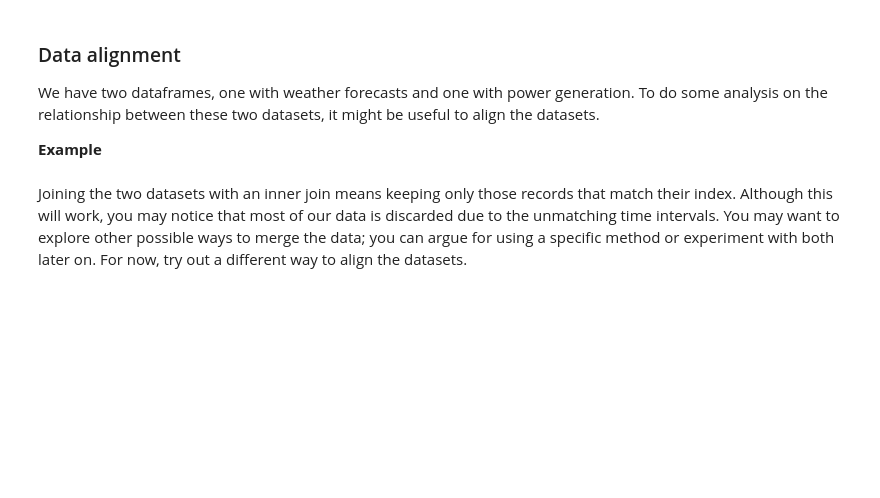
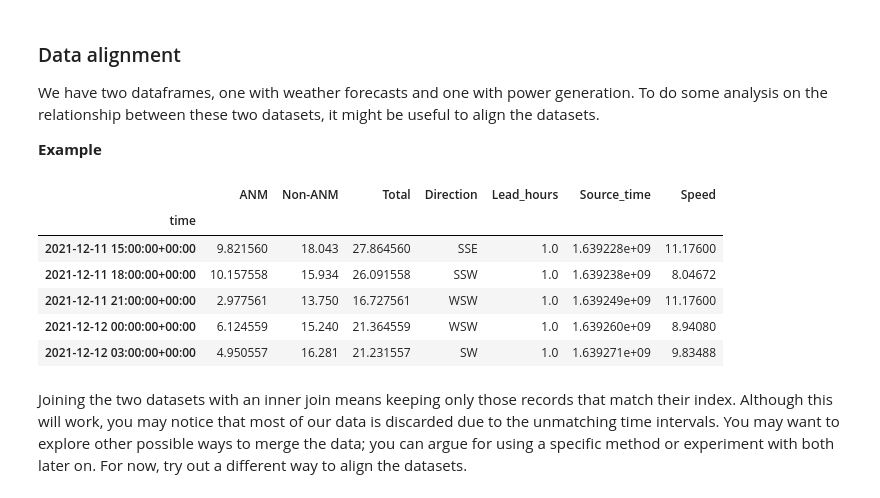
Before and after one commit to maribelpreite/orkney-wind-energy-forecasting, a Jupyter notebook: exploration.ipynb, the cells around one changed output. Cells and saved outputs as stored; diff of their text form; code cells hidden in the pictures; blank space fills up the shorter version.

```diff
--- a/exploration.ipynb
+++ b/exploration.ipynb
@@ -142,6 +158,16 @@ We have two dataframes, one with weather forecasts and one with power generation
 # %%
 # Joining the data
 joined_dfs = power_df.join(wind_df, how="inner")
+# %%
+joined_dfs.head()
+# %% [output]
+|  | ANM | Non-ANM | Total | Direction | Lead_hours | Source_time | Speed |
+| time |  |  |  |  |  |  |  |
+| 2021-12-11 15:00:00+00:00 | 9.821560 | 18.043 | 27.864560 | SSE | 1.0 | 1.639228e+09 | 11.17600 |
+| 2021-12-11 18:00:00+00:00 | 10.157558 | 15.934 | 26.091558 | SSW | 1.0 | 1.639238e+09 | 8.04672 |
+| 2021-12-11 21:00:00+00:00 | 2.977561 | 13.750 | 16.727561 | WSW | 1.0 | 1.639249e+09 | 11.17600 |
+| 2021-12-12 00:00:00+00:00 | 6.124559 | 15.240 | 21.364559 | WSW | 1.0 | 1.639260e+09 | 8.94080 |
+| 2021-12-12 03:00:00+00:00 | 4.950557 | 16.281 | 21.231557 | SW | 1.0 | 1.639271e+09 | 9.83488 |
 # %% [markdown]
 Joining the two datasets with an inner join means keeping only those records that match their index. Although this will work, you may notice that most of our data is discarded due to the unmatching time intervals. You may want to explore other possible ways to merge the data; you can argue for using a specific method or experiment with both later on. For now, try out a different way to align the datasets.
 # %%
```
Also changed, not shown: parts of 9 cells of this notebook.
